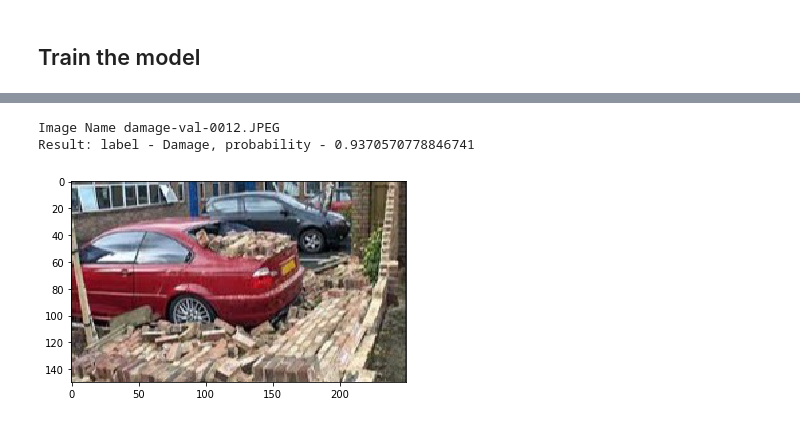
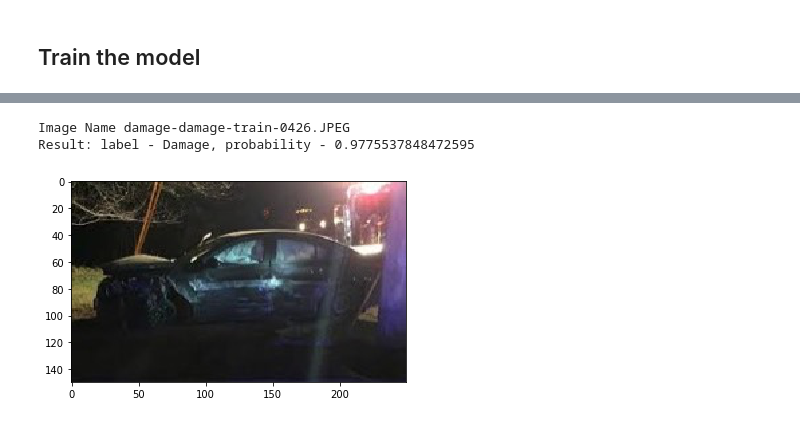
Before and after one commit to raminetinati/Car-Damage-Detector, a Jupyter notebook: Car-Damage-Detection.ipynb, the cells around one changed output, grey strips where cells are left out. Drawn from its saved outputs; the diff is of its cells as text; code cells hidden in the pictures.

```diff
--- a/Car-Damage-Detection.ipynb
+++ b/Car-Damage-Detection.ipynb
@@ -192,12 +261,12 @@ ic = configure_estimator(bucket_name, sess, training_image)
 # %%
 def configure_hyperparams(ic):
-    ic.set_hyperparameters(num_layers=18,
+    ic.set_hyperparameters(num_layers=50,
                              use_pretrained_model=1,
                              image_shape = "3,150,250",
                              num_classes=2,
                              mini_batch_size=32,
-                             epochs=10,
-                             learning_rate=0.01,
+                             epochs=100,
+                             learning_rate=0.001,
                              top_k=1,
                              num_training_samples=1048,
                              precision_dtype='float32')
@@ -235,5 +308,9 @@ s3://dataset-cars-damage/train_lst/
 # %% [markdown]
 ## Train the model
 # %%
-ic.fit(inputs=data_channels, logs=True)
+def train_model(ic):
+    ic.fit(inputs=data_channels, logs=True)
+    return ic
+
+ic = train_model(ic)
 # %% [output]
@@ -267,7 +347,7 @@ Using already existing model: image-classification-2020-01-29-05-07-18-484
 # %%
 def display_test_img(bucket_name, test_manifest):
 
-    root = 'validation/'
+    root = 'training/'
     test_count = len(test_manifest)
     random_annotation = test_manifest[random.randint(0,test_count-1)]
     s3_uri = random_annotation['path']
@@ -282,5 +362,5 @@ def display_test_img(bucket_name, test_manifest):
     plt.imshow(raw_img)
     return s3_key, local_path
 
-s3_key = display_test_img(bucket_name, manifest_val)
-print(s3_key)
+# s3_key = display_test_img(bucket_name, manifest_val)
+# print(s3_key)
@@ -290,24 +367,24 @@ print(s3_key)
 # %%
 def test_image(bucket_name, test_manifest):
 
-    s3_key, local_path = display_test_img(bucket_name, manifest_val)
+    s3_key, local_path = display_test_img(bucket_name, test_manifest)
 
 
     with open(local_path, 'rb') as f:
         payload = f.read()
         payload = bytearray(payload)
 
     ic_classifier.content_type = 'application/x-image'
     result = json.loads(ic_classifier.predict(payload))
     # the result will output the probabilities for all classes
     # find the class with maximum probability and print the class index
     index = np.argmax(result)
     object_categories = ['No Damage','Damage']
     print('Image Name {}'.format(s3_key))
     print("Result: label - " + object_categories[index] + ", probability - " + str(result[index]))
 
 test_image(bucket_name, manifest_train)
 # %% [output]
-Image Name damage-val-0012.JPEG
-Result: label - Damage, probability - 0.9370570778846741
+Image Name damage-damage-train-0426.JPEG
+Result: label - Damage, probability - 0.9775537848472595
-[figure, old version]
+[figure, new version]
```
Also changed, not shown: parts of 25 cells of this notebook.
